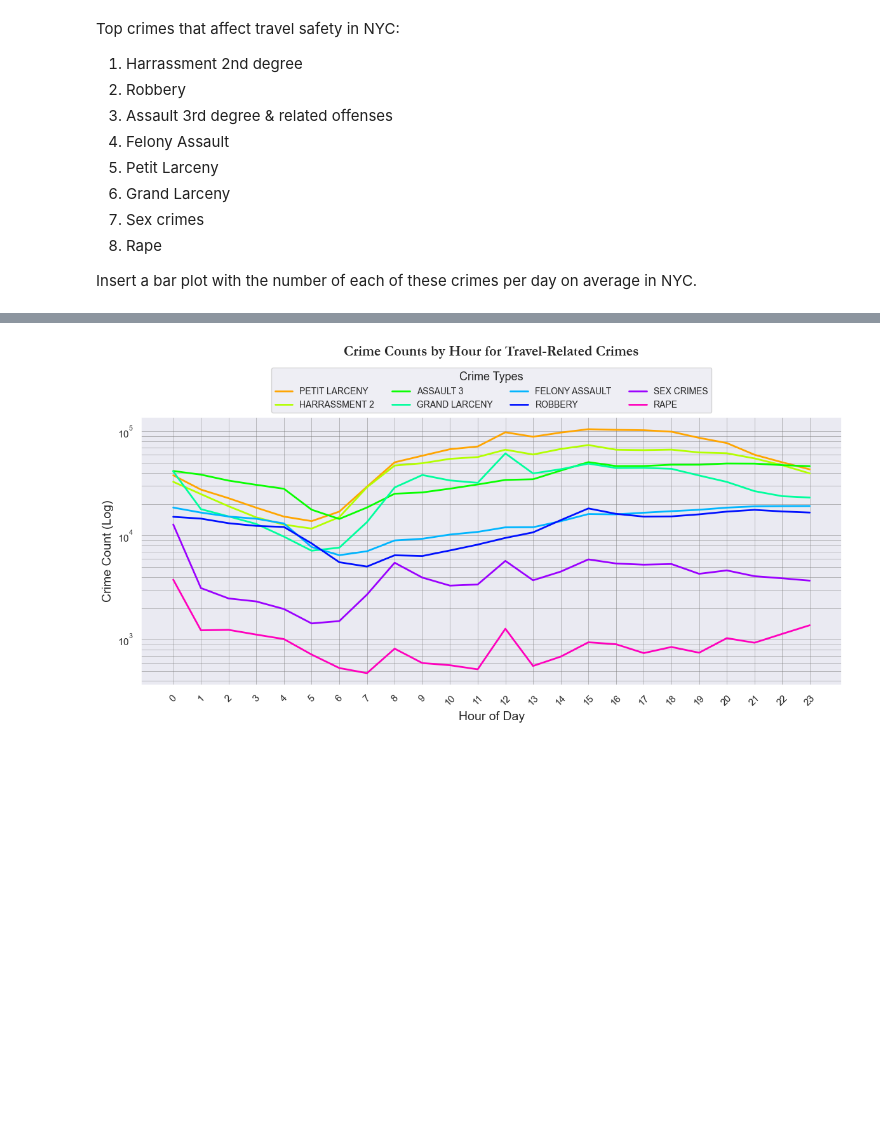
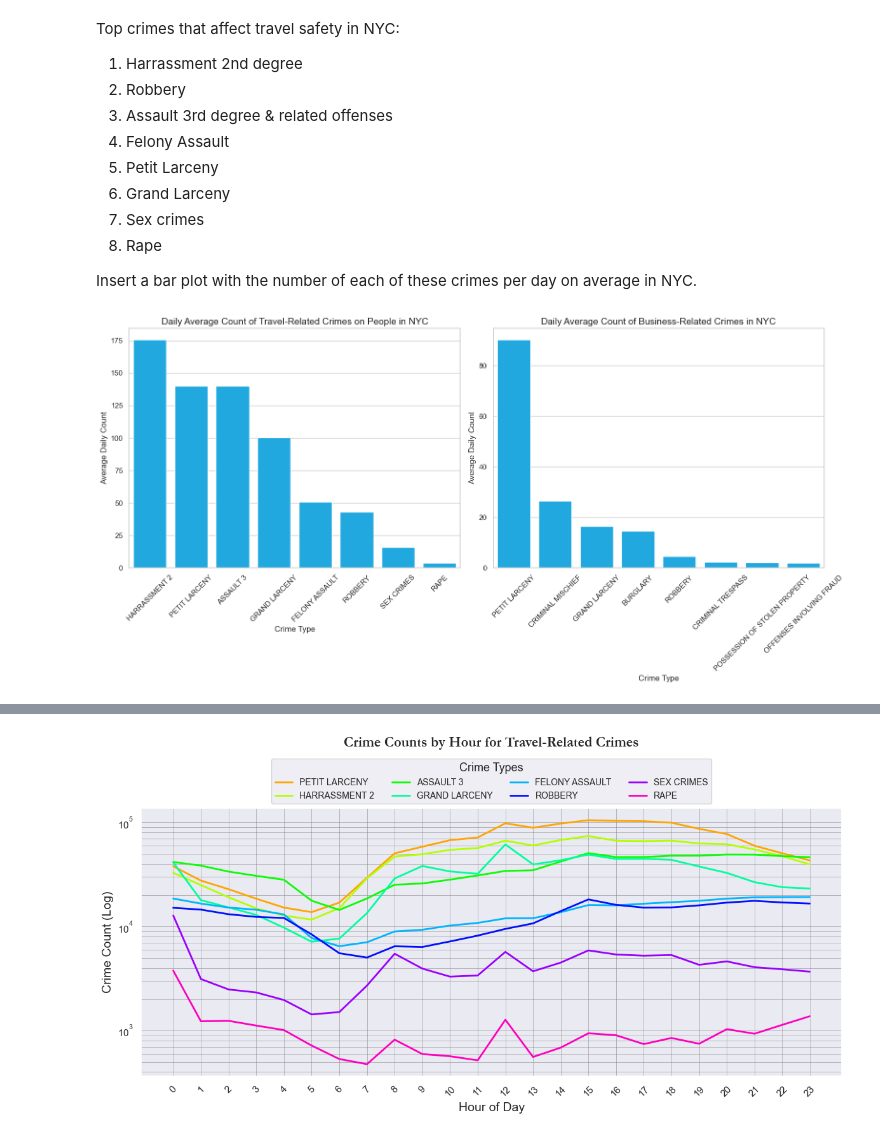
Before and after one commit to johan-bh/Social-Data---Final-Project, a Jupyter notebook: temporal_plots.ipynb, the cells around one changed output, grey strips where cells are left out. Cells and saved outputs as stored; diff of their text form; code cells hidden in the pictures; blank space fills up the shorter version.

```diff
--- a/temporal_plots.ipynb
+++ b/temporal_plots.ipynb
@@ -289,3 +289,51 @@ Top crimes that affect travel safety in NYC:
 
 
 Insert a bar plot with the number of each of these crimes per day on average in NYC.
+# %%
+
+# rename "ASSAULT 3 & RELATED OFFENSES" to "ASSAULT 3"
+df['Offense_Description'] = df['Offense_Description'].replace('ASSAULT 3 & RELATED OFFENSES', 'ASSAULT 3')
+# change "Criminal Mischief & related offenses" to "CRIMINAL MISCHIEF"
+df['Offense_Description'] = df['Offense_Description'].replace('CRIMINAL MISCHIEF & RELATED OF', 'CRIMINAL MISCHIEF')
+
+# Top crimes that affect travel safety in NYC:
+crimes_of_interest = ['PETIT LARCENY', 'HARRASSMENT 2', 'ASSAULT 3', 'GRAND LARCENY',
+    'FELONY ASSAULT', 'ROBBERY', 'SEX CRIMES', 'RAPE']
+# Top crimes that affect businesses in NYC:
+crimes_businesses = ['CRIMINAL TRESPASS', 'BURGLARY', 'CRIMINAL MISCHIEF', 'OFFENSES INVOLVING FRAUD',
+    'POSSESSION OF STOLEN PROPERTY', 'PETIT LARCENY', 'GRAND LARCENY', 'ROBBERY']
+
+# Filter data for individual and business-related crimes, assuming 'Victim_Sex' includes 'D' for business
+individual_data = df[df['Offense_Description'].isin(crimes_of_interest) & df['Victim_Sex'].isin(['F', 'M'])]
+business_data = df[df['Offense_Description'].isin(crimes_businesses) & (df['Victim_Sex'] == 'D')]
+
+# Calculate daily averages for both data sets
+individual_counts = individual_data.groupby(['Complaint_From_Date', 'Offense_Description']).size().unstack(fill_value=0).mean()
+business_counts = business_data.groupby(['Complaint_From_Date', 'Offense_Description']).size().unstack(fill_value=0).mean()
+
+individual_counts = individual_counts.sort_values(ascending=False)
+business_counts = business_counts.sort_values(ascending=False)
+
+# Creating a multipanel plot
+fig, axs = plt.subplots(nrows=1, ncols=2, figsize=(16, 8))
+
+# Plot for individuals
+palette = sns.color_palette("hsv", 8)
+sns.barplot(x=individual_counts.index, y=individual_counts.values, ax=axs[0], color=palette[4])
+axs[0].set_title('Daily Average Count of Travel-Related Crimes on People in NYC', fontsize=14)
+axs[0].set_ylabel('Average Daily Count', fontsize=12)
+axs[0].set_xlabel('Crime Type', fontsize=12)
+axs[0].tick_params(axis='x', rotation=45)
+
+# Plot for businesses
+sns.barplot(x=business_counts.index, y=business_counts.values, ax=axs[1], color=palette[4])
+axs[1].set_title('Daily Average Count of Business-Related Crimes in NYC', fontsize=14)
+axs[1].set_ylabel('Average Daily Count', fontsize=12)
+axs[1].set_xlabel('Crime Type', fontsize=12)
+axs[1].tick_params(axis='x', rotation=45)
+
+plt.tight_layout()
+plt.savefig('daily_average_crime_comparison.png')  #
+plt.show()
+# %% [output]
+[figure, added]
```
Also changed, not shown: parts of 5 cells of this notebook, 4 other files.
